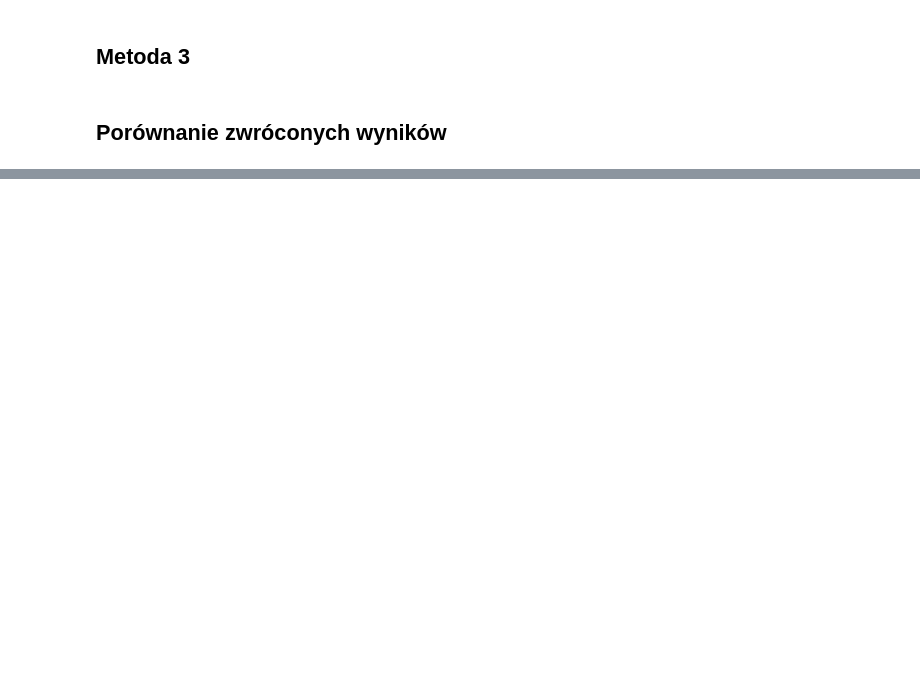
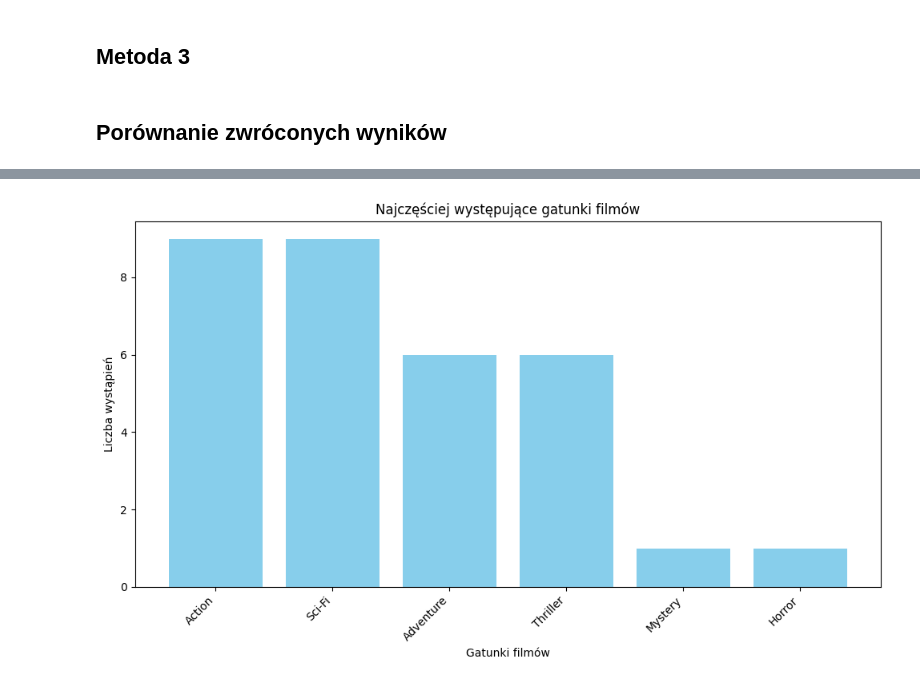
Before and after one commit to ProkopSebastian/recommendation-systems, a Jupyter notebook: src/wyniki.ipynb, the cells around one changed output, grey strips where cells are left out. Drawn from its saved outputs; the diff is of its cells as text; code cells hidden in the pictures; blank space fills up the shorter version.

```diff
--- a/src/wyniki.ipynb
+++ b/src/wyniki.ipynb
@@ -61,0 +41,16 @@ ____________________________________________________________________
+# %%
+movie_details_df = pd.DataFrame(columns=['movieId', 'title', 'genres'])
+movie_recommender = knn_alg.MovieRecommender(movies, ratings)
+movie_ids_list = movie_recommender.recommend_movies(user_id, number_of_movies, False)
+
+rows_to_append = []
+for arr in movie_ids_list:
+    for movie_id in arr:
+        movie_row = movies[movies['movieId'] == movie_id]
+        if not movie_row.empty:
+            rows_to_append.append(movie_row.iloc[0])
+
+if rows_to_append:
+    movie_details_df = pd.concat([movie_details_df, pd.DataFrame(rows_to_append)], ignore_index=True)
+
+movie_details_df
@@ -86,0 +99,4 @@ plt.show()
+# %%
+genre_graph_plot(movie_details_df)
+# %% [output]
+[figure, added]
```
Also changed, not shown: parts of 6 cells of this notebook, 2 other files.
